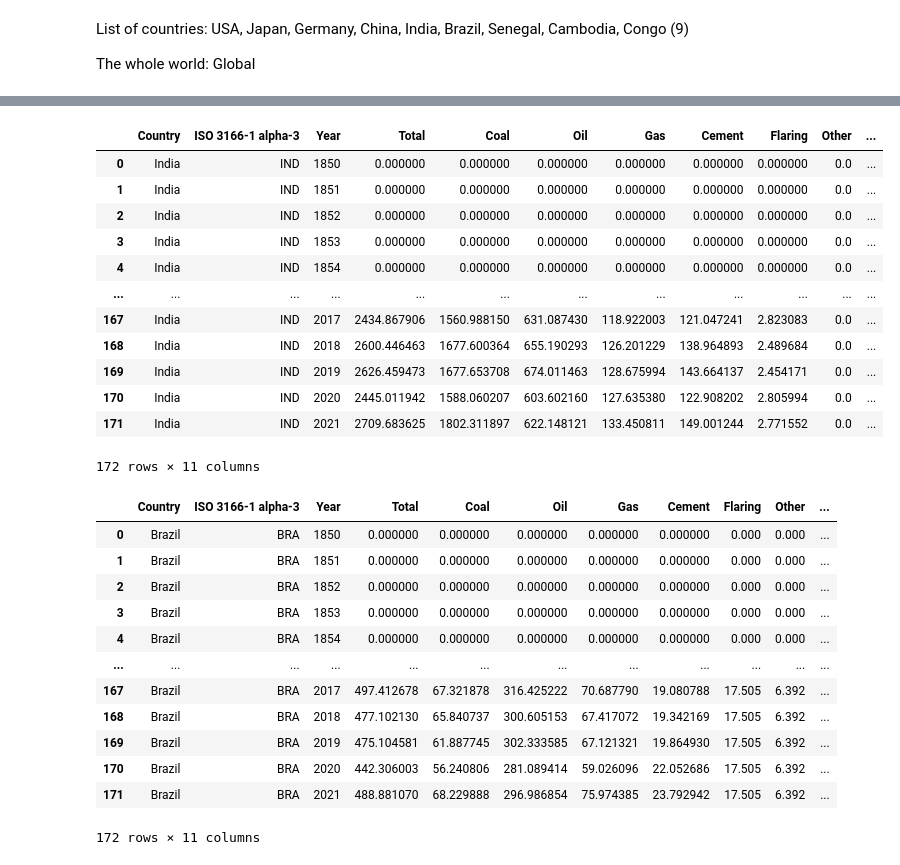
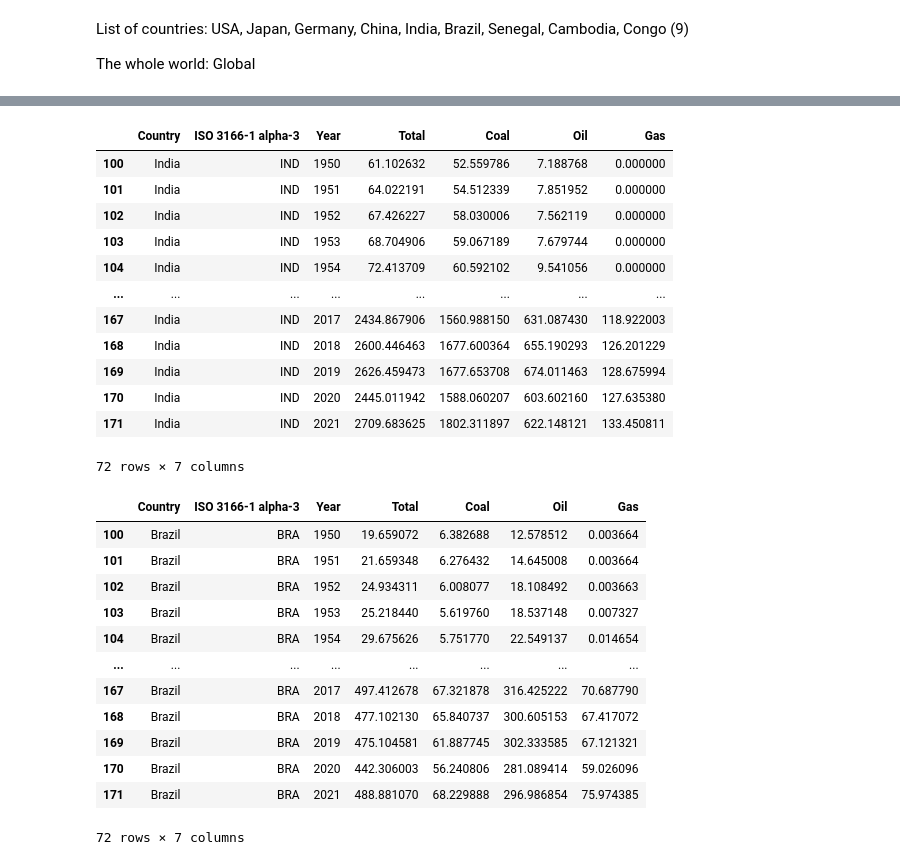
Before and after one commit to danilogiarlini/Global-CO2-Emission-Forecasting, a Jupyter notebook: main.ipynb, the cells around one changed output, grey strips where cells are left out. Saved outputs shown, nothing was run; the diff lists cells and outputs as text; code cells hidden in the pictures.

```diff
--- a/main.ipynb
+++ b/main.ipynb
@@ -39,6 +39,9 @@ df
 | 63102 | Global | WLD | 2020 | 35264.085734 | 14174.564010 | 11191.808551 | 7556.290283 | 1637.537532 | 407.583673 | 296.301685 | ... |
 | 63103 | Global | WLD | 2021 | 37123.850352 | 14979.598083 | 11837.159116 | 7921.829472 | 1672.592372 | 416.525563 | 296.145746 | ... |
 63104 rows × 11 columns
+# %%
+# dropping least important columns
+df = df.drop(['Cement','Flaring', 'Other','Per Capita'], axis=1)
 # %%
 #dropping years less than 1850
 df.drop(df[df['Year'] < 1850].index, inplace = True)
@@ -55,10 +58,10 @@ Index(['index', 'Country', 'ISO 3166-1 alpha-3', 'Year', 'Total', 'Coal',
 df.Coal = df['Coal'].fillna(0, inplace = False)
 df.Oil = df['Oil'].fillna(0, inplace = False)
 df.Gas = df['Gas'].fillna(0, inplace = False)
-df.Cement = df['Cement'].fillna(0, inplace = False)
-df.Flaring = df['Flaring'].fillna(0, inplace = False)
-df.Other = df['Other'].fillna(0, inplace = False)
-df['Per Capita'] = df['Per Capita'].fillna(0, inplace = False)
+#df.Cement = df['Cement'].fillna(0, inplace = False)
+#df.Flaring = df['Flaring'].fillna(0, inplace = False)
+#df.Other = df['Other'].fillna(0, inplace = False)
+#df['Per Capita'] = df['Per Capita'].fillna(0, inplace = False)
 # %%
 # Checking the count of null values
 df.isna().sum()
@@ -196,41 +200,47 @@ df_chi
 # %%
 # India data set
 df_ind = df.loc[df['Country'] == 'India']
 df_ind = df_ind.reset_index().drop(columns='index').drop(columns='level_0')
+
+df_ind.drop(df_ind[df_ind['Year'] < 1950].index, inplace = True)
+
 df_ind
 # %% [output]
-|  | Country | ISO 3166-1 alpha-3 | Year | Total | Coal | Oil | Gas | Cement | Flaring | Other | ... |
-| 0 | India | IND | 1850 | 0.000000 | 0.000000 | 0.000000 | 0.000000 | 0.000000 | 0.000000 | 0.0 | ... |
-| 1 | India | IND | 1851 | 0.000000 | 0.000000 | 0.000000 | 0.000000 | 0.000000 | 0.000000 | 0.0 | ... |
-| 2 | India | IND | 1852 | 0.000000 | 0.000000 | 0.000000 | 0.000000 | 0.000000 | 0.000000 | 0.0 | ... |
-| 3 | India | IND | 1853 | 0.000000 | 0.000000 | 0.000000 | 0.000000 | 0.000000 | 0.000000 | 0.0 | ... |
-| 4 | India | IND | 1854 | 0.000000 | 0.000000 | 0.000000 | 0.000000 | 0.000000 | 0.000000 | 0.0 | ... |
-| ... | ... | ... | ... | ... | ... | ... | ... | ... | ... | ... | ... |
-| 167 | India | IND | 2017 | 2434.867906 | 1560.988150 | 631.087430 | 118.922003 | 121.047241 | 2.823083 | 0.0 | ... |
-| 168 | India | IND | 2018 | 2600.446463 | 1677.600364 | 655.190293 | 126.201229 | 138.964893 | 2.489684 | 0.0 | ... |
-| 169 | India | IND | 2019 | 2626.459473 | 1677.653708 | 674.011463 | 128.675994 | 143.664137 | 2.454171 | 0.0 | ... |
-| 170 | India | IND | 2020 | 2445.011942 | 1588.060207 | 603.602160 | 127.635380 | 122.908202 | 2.805994 | 0.0 | ... |
-| 171 | India | IND | 2021 | 2709.683625 | 1802.311897 | 622.148121 | 133.450811 | 149.001244 | 2.771552 | 0.0 | ... |
+|  | Country | ISO 3166-1 alpha-3 | Year | Total | Coal | Oil | Gas |
+| 100 | India | IND | 1950 | 61.102632 | 52.559786 | 7.188768 | 0.000000 |
+| 101 | India | IND | 1951 | 64.022191 | 54.512339 | 7.851952 | 0.000000 |
+| 102 | India | IND | 1952 | 67.426227 | 58.030006 | 7.562119 | 0.000000 |
+| 103 | India | IND | 1953 | 68.704906 | 59.067189 | 7.679744 | 0.000000 |
+| 104 | India | IND | 1954 | 72.413709 | 60.592102 | 9.541056 | 0.000000 |
+| ... | ... | ... | ... | ... | ... | ... | ... |
+| 167 | India | IND | 2017 | 2434.867906 | 1560.988150 | 631.087430 | 118.922003 |
+| 168 | India | IND | 2018 | 2600.446463 | 1677.600364 | 655.190293 | 126.201229 |
+| 169 | India | IND | 2019 | 2626.459473 | 1677.653708 | 674.011463 | 128.675994 |
+| 170 | India | IND | 2020 | 2445.011942 | 1588.060207 | 603.602160 | 127.635380 |
+| 171 | India | IND | 2021 | 2709.683625 | 1802.311897 | 622.148121 | 133.450811 |
-172 rows × 11 columns
+72 rows × 7 columns
 # %%
 # Brazil data set
 df_bra = df.loc[df['Country'] == 'Brazil']
 df_bra = df_bra.reset_index().drop(columns='index').drop(columns='level_0')
+
+df_bra.drop(df_bra[df_bra['Year'] < 1950].index, inplace = True)
+
 df_bra
 # %% [output]
-|  | Country | ISO 3166-1 alpha-3 | Year | Total | Coal | Oil | Gas | Cement | Flaring | Other | ... |
-| 0 | Brazil | BRA | 1850 | 0.000000 | 0.000000 | 0.000000 | 0.000000 | 0.000000 | 0.000 | 0.000 | ... |
-| 1 | Brazil | BRA | 1851 | 0.000000 | 0.000000 | 0.000000 | 0.000000 | 0.000000 | 0.000 | 0.000 | ... |
-| 2 | Brazil | BRA | 1852 | 0.000000 | 0.000000 | 0.000000 | 0.000000 | 0.000000 | 0.000 | 0.000 | ... |
-| 3 | Brazil | BRA | 1853 | 0.000000 | 0.000000 | 0.000000 | 0.000000 | 0.000000 | 0.000 | 0.000 | ... |
-| 4 | Brazil | BRA | 1854 | 0.000000 | 0.000000 | 0.000000 | 0.000000 | 0.000000 | 0.000 | 0.000 | ... |
-| ... | ... | ... | ... | ... | ... | ... | ... | ... | ... | ... | ... |
-| 167 | Brazil | BRA | 2017 | 497.412678 | 67.321878 | 316.425222 | 70.687790 | 19.080788 | 17.505 | 6.392 | ... |
-| 168 | Brazil | BRA | 2018 | 477.102130 | 65.840737 | 300.605153 | 67.417072 | 19.342169 | 17.505 | 6.392 | ... |
-| 169 | Brazil | BRA | 2019 | 475.104581 | 61.887745 | 302.333585 | 67.121321 | 19.864930 | 17.505 | 6.392 | ... |
-| 170 | Brazil | BRA | 2020 | 442.306003 | 56.240806 | 281.089414 | 59.026096 | 22.052686 | 17.505 | 6.392 | ... |
-| 171 | Brazil | BRA | 2021 | 488.881070 | 68.229888 | 296.986854 | 75.974385 | 23.792942 | 17.505 | 6.392 | ... |
+|  | Country | ISO 3166-1 alpha-3 | Year | Total | Coal | Oil | Gas |
+| 100 | Brazil | BRA | 1950 | 19.659072 | 6.382688 | 12.578512 | 0.003664 |
+| 101 | Brazil | BRA | 1951 | 21.659348 | 6.276432 | 14.645008 | 0.003664 |
+| 102 | Brazil | BRA | 1952 | 24.934311 | 6.008077 | 18.108492 | 0.003663 |
+| 103 | Brazil | BRA | 1953 | 25.218440 | 5.619760 | 18.537148 | 0.007327 |
+| 104 | Brazil | BRA | 1954 | 29.675626 | 5.751770 | 22.549137 | 0.014654 |
+| ... | ... | ... | ... | ... | ... | ... | ... |
+| 167 | Brazil | BRA | 2017 | 497.412678 | 67.321878 | 316.425222 | 70.687790 |
+| 168 | Brazil | BRA | 2018 | 477.102130 | 65.840737 | 300.605153 | 67.417072 |
+| 169 | Brazil | BRA | 2019 | 475.104581 | 61.887745 | 302.333585 | 67.121321 |
+| 170 | Brazil | BRA | 2020 | 442.306003 | 56.240806 | 281.089414 | 59.026096 |
+| 171 | Brazil | BRA | 2021 | 488.881070 | 68.229888 | 296.986854 | 75.974385 |
-172 rows × 11 columns
+72 rows × 7 columns
 # %%
 # Senegal data set
 df_sen = df.loc[df['Country'] == 'Senegal']
```
Also changed, not shown: parts of 12 cells of this notebook, 12 other files.
